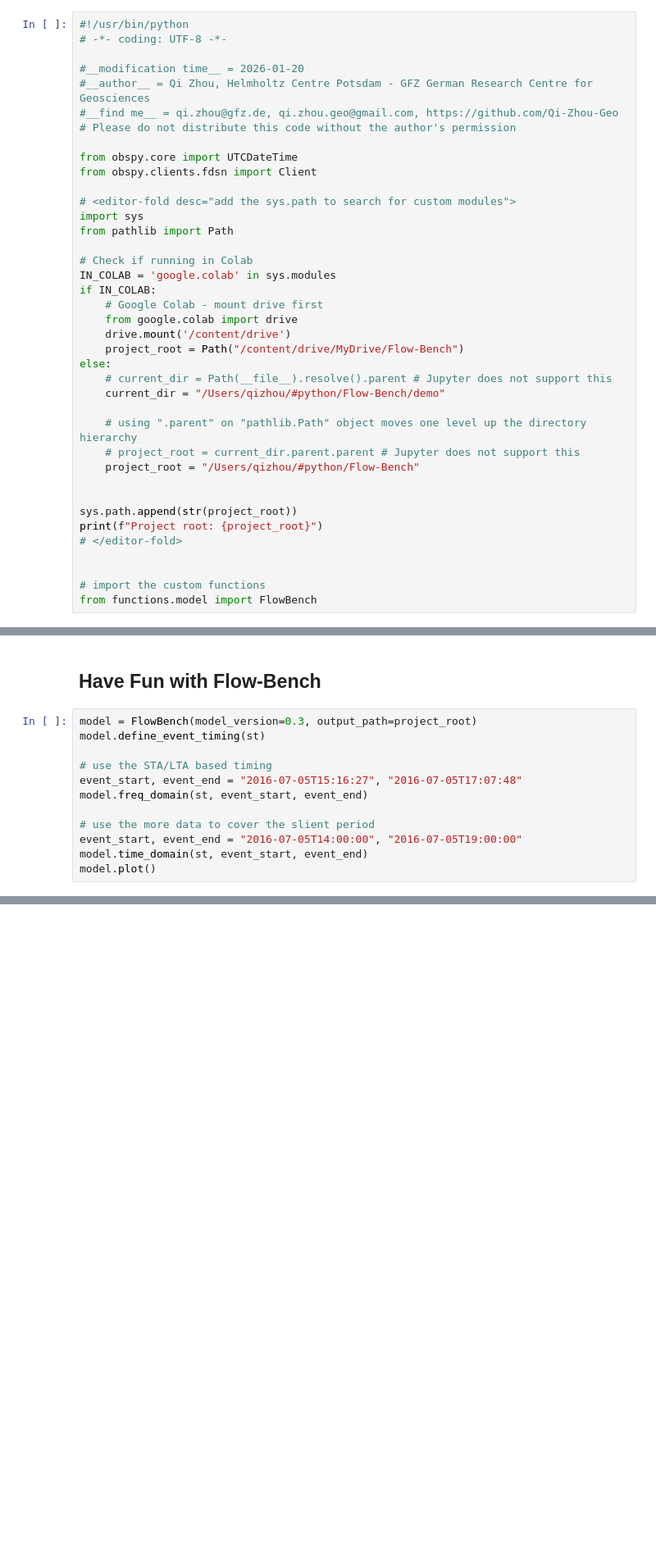
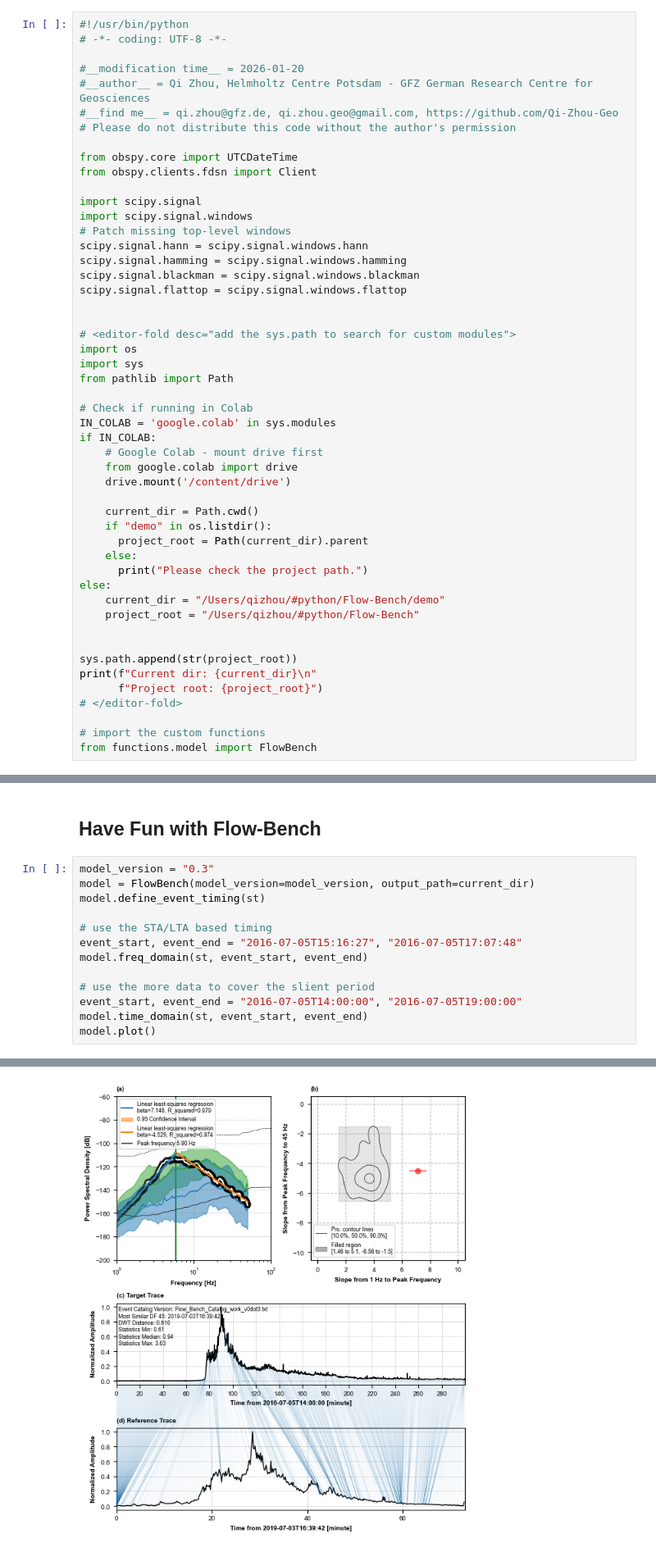
Before and after one commit to Qi-Zhou-Geo/Flow-Bench, a Jupyter notebook: demo/tutorial.ipynb, the cells around one changed output, grey strips where cells are left out. Shown at 82% size. Cells and saved outputs as stored; diff of their text form; blank space fills up the shorter version.

```diff
--- a/demo/tutorial.ipynb
+++ b/demo/tutorial.ipynb
@@ -22,7 +29,17 @@
 from obspy.core import UTCDateTime
 from obspy.clients.fdsn import Client
 
+import scipy.signal
+import scipy.signal.windows
+# Patch missing top-level windows
+scipy.signal.hann = scipy.signal.windows.hann
+scipy.signal.hamming = scipy.signal.windows.hamming
+scipy.signal.blackman = scipy.signal.windows.blackman
+scipy.signal.flattop = scipy.signal.windows.flattop
+
+
 # <editor-fold desc="add the sys.path to search for custom modules">
+import os
 import sys
 from pathlib import Path
 
@@ -32,20 +49,21 @@ if IN_COLAB:
     # Google Colab - mount drive first
     from google.colab import drive
     drive.mount('/content/drive')
-    project_root = Path("/content/drive/MyDrive/Flow-Bench")
+
+    current_dir = Path.cwd()
+    if "demo" in os.listdir():
+      project_root = Path(current_dir).parent
+    else:
+      print("Please check the project path.")
 else:
-    # current_dir = Path(__file__).resolve().parent # Jupyter does not support this
     current_dir = "/Users/qizhou/#python/Flow-Bench/demo"
-
-    # using ".parent" on "pathlib.Path" object moves one level up the directory hierarchy
-    # project_root = current_dir.parent.parent # Jupyter does not support this
     project_root = "/Users/qizhou/#python/Flow-Bench"
 
 
 sys.path.append(str(project_root))
-print(f"Project root: {project_root}")
+print(f"Current dir: {current_dir}\n"
+      f"Project root: {project_root}")
 # </editor-fold>
-
 
 # import the custom functions
 from functions.model import FlowBench
@@ -80,7 +119,8 @@ print(st[0].stats)
 # %% [markdown]
 ## Have Fun with Flow-Bench
 # %%
-model = FlowBench(model_version=0.3, output_path=project_root)
+model_version = "0.3"
+model = FlowBench(model_version=model_version, output_path=current_dir)
 model.define_event_timing(st)
 
 # use the STA/LTA based timing
@@ -91,3 +131,4 @@ model.freq_domain(st, event_start, event_end)
 event_start, event_end = "2016-07-05T14:00:00", "2016-07-05T19:00:00"
 model.time_domain(st, event_start, event_end)
 model.plot()
+# %% [output]
@@ -93,0 +153 @@ model.plot()
+[figure, added]
```
Also changed, not shown: parts of 5 cells of this notebook, 8 other files.
